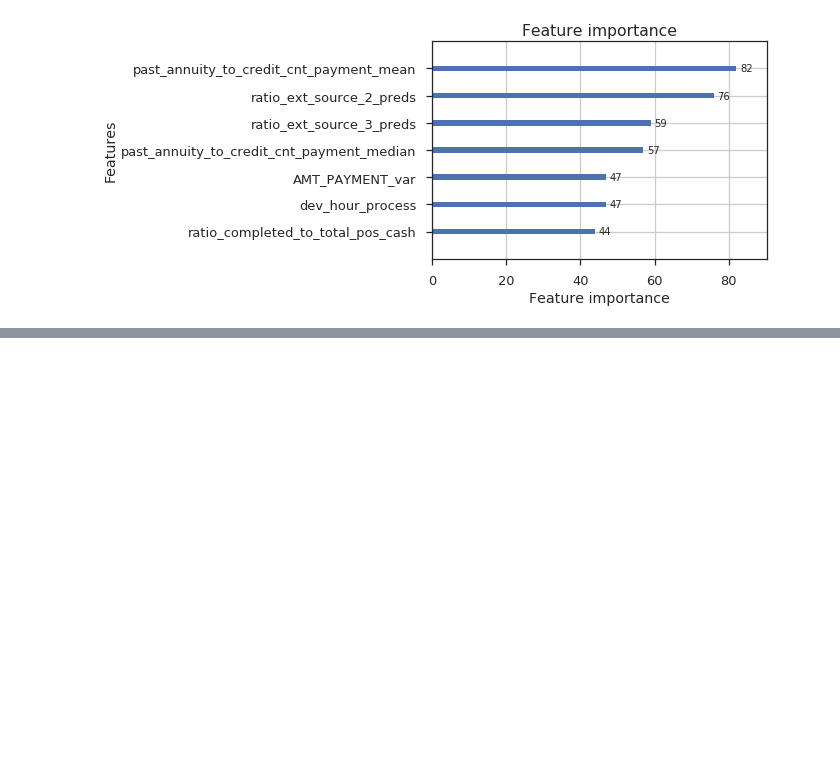
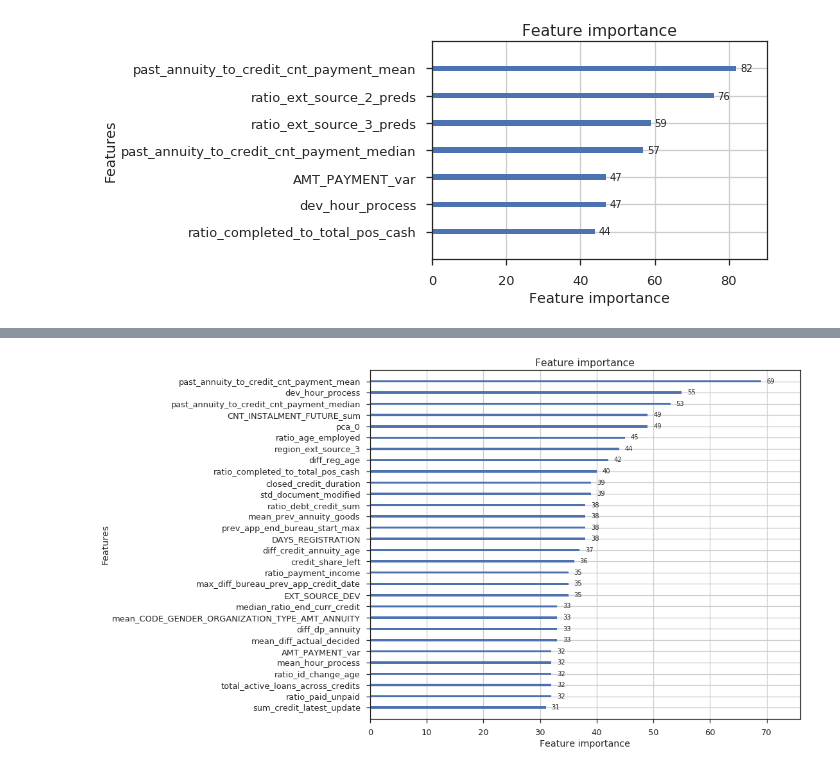
Before and after one commit to numb3r33/Kaggle_Home_Credit, a Jupyter notebook: notebooks/Polya.ipynb, the cells around one changed output, grey strips where cells are left out. Saved outputs shown, nothing was run; the diff lists cells and outputs as text; code cells hidden in the pictures; blank space fills up the shorter version.

```diff
--- a/notebooks/Polya.ipynb
+++ b/notebooks/Polya.ipynb
@@ -1006,0 +1046,12 @@ lgb.plot_importance(m.booster_, max_num_features=7)
+# %%
+# split into training and test set
+Xtr, Xte, ytr, yte = train_test_split(df, y, test_size=.2, random_state=SEED)
+# %%
+%%time
+
+num_leaves = 10
+fte        = XGBoostLeaves(num_leaves)
+train_fte  = cross_val_predict(fte, Xtr, ytr, cv=3)
+
+fte.fit(Xtr, ytr)
+test_fte  = fte.predict(Xte)
@@ -1006,0 +1081,25 @@ lgb.plot_importance(m.booster_, max_num_features=7)
+# %%
+train_fte_df = pd.DataFrame(train_fte, columns=[f'leaf_{i}' for i in range(train_fte.shape[1])])
+train_fte_df.index = Xtr.index
+
+test_fte_df = pd.DataFrame(test_fte, columns=[f'leaf_{i}' for i in range(test_fte.shape[1])])
+test_fte_df.index = Xte.index
+
+Xtr_new      = pd.concat((Xtr, train_fte_df), axis=1)
+Xte_new      = pd.concat((Xte, test_fte_df), axis=1)
+# %%
+m = lgb.LGBMClassifier(objective='binary',
+                       max_depth=4,
+                       num_leaves=15,
+                       n_estimators=800,
+                       learning_rate=.1,
+                       colsample_bytree=.1,
+                       reg_lambda=20,
+                       min_child_weight=10,
+                       random_state=SEED
+                      )
+
+m.fit(Xtr_new, ytr)
+val_preds = m.predict_proba(Xte_new)[:, 1]
+
+roc_auc_score(yte, val_preds)
@@ -1006,0 +1144,5 @@ lgb.plot_importance(m.booster_, max_num_features=7)
+# %%
+fig, ax = plt.subplots(figsize=(12, 10))
+lgb.plot_importance(m.booster_, max_num_features=30, ax=ax);
+# %% [output]
+[figure, added]
```
Also changed, not shown: parts of 9 cells of this notebook, 1 other file.
